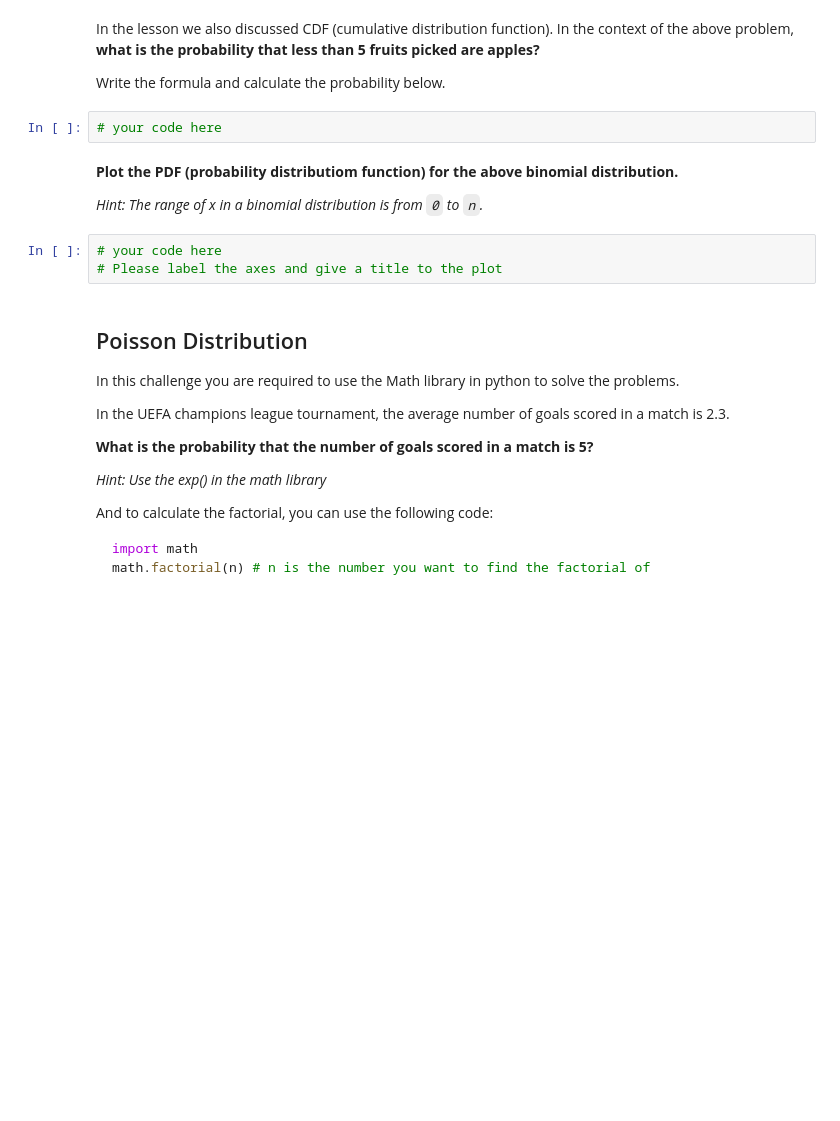
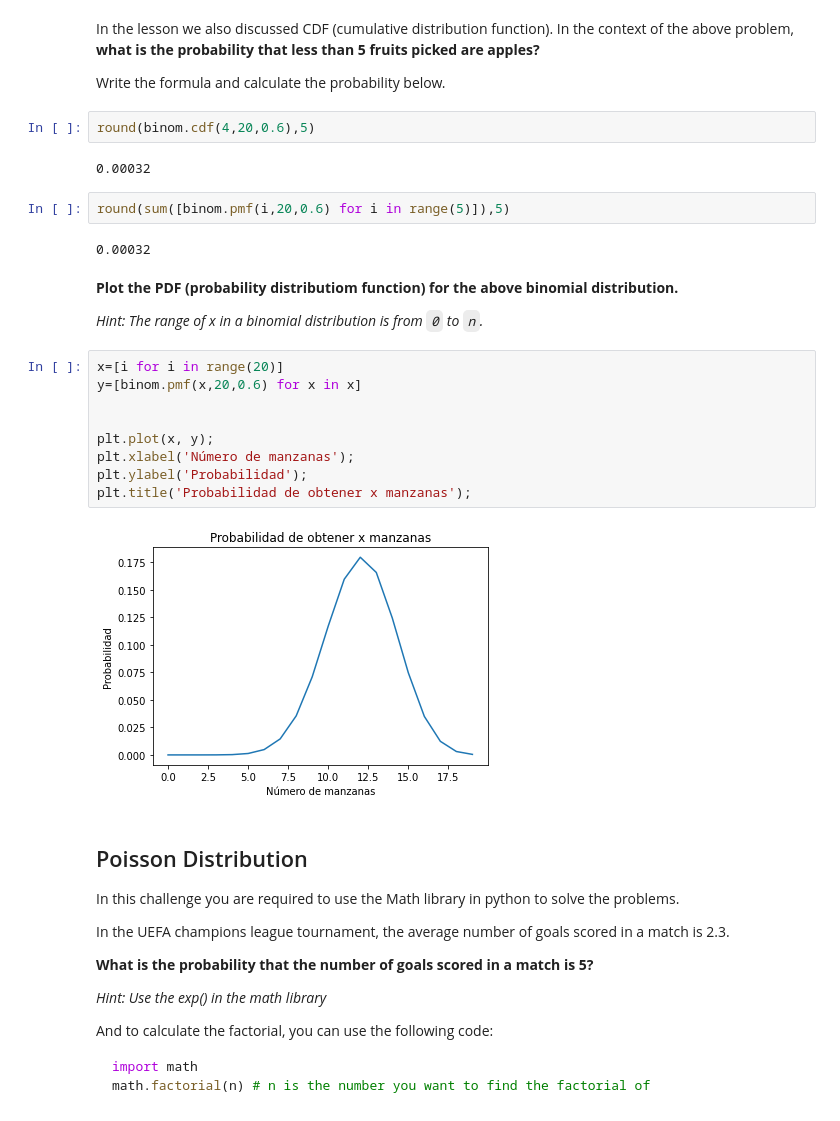
Before and after one commit to Ironhack-Data-Madrid-Enero-2022/lab-discrete-probability-distributions, a Jupyter notebook: your-code/main.ipynb, the cells around one changed output. Saved outputs shown, nothing was run; the diff lists cells and outputs as text; blank space fills up the shorter version.

```diff
--- a/your-code/main.ipynb
+++ b/your-code/main.ipynb
@@ -51,15 +66,29 @@ Please note that this time the order of the fruits being picked does not matter.
 In the lesson we also discussed CDF (cumulative distribution function). In the context of the above problem, **what is the probability that less than 5 fruits picked are apples?**
 
 Write the formula and calculate the probability below.
-# %%
-# your code here
+# %%
+round(binom.cdf(4,20,0.6),5)
+# %% [output]
+0.00032
+# %%
+round(sum([binom.pmf(i,20,0.6) for i in range(5)]),5)
+# %% [output]
+0.00032
 # %% [markdown]
 **Plot the PDF (probability distributiom function) for the above binomial distribution.**
 
 *Hint: The range of x in a binomial distribution is from `0` to `n`.*
-# %%
-# your code here
-# Please label the axes and give a title to the plot
+# %%
+x=[i for i in range(20)]
+y=[binom.pmf(x,20,0.6) for x in x]
+
+
+plt.plot(x, y);
+plt.xlabel('Número de manzanas');
+plt.ylabel('Probabilidad');
+plt.title('Probabilidad de obtener x manzanas');
+# %% [output]
+[figure, added]
 # %% [markdown]
 ## Poisson Distribution
 
```
Also changed, not shown: parts of 12 cells of this notebook.
